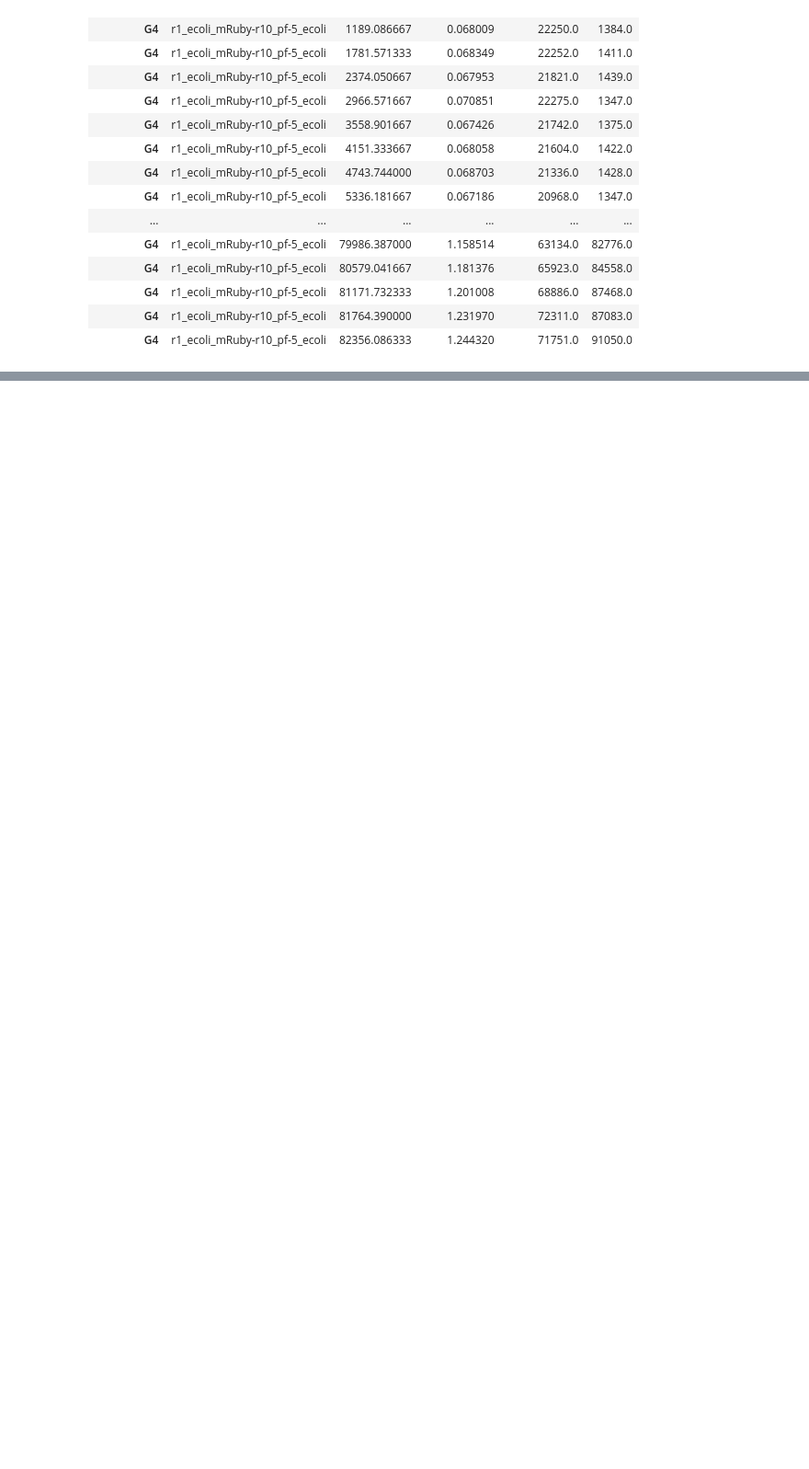
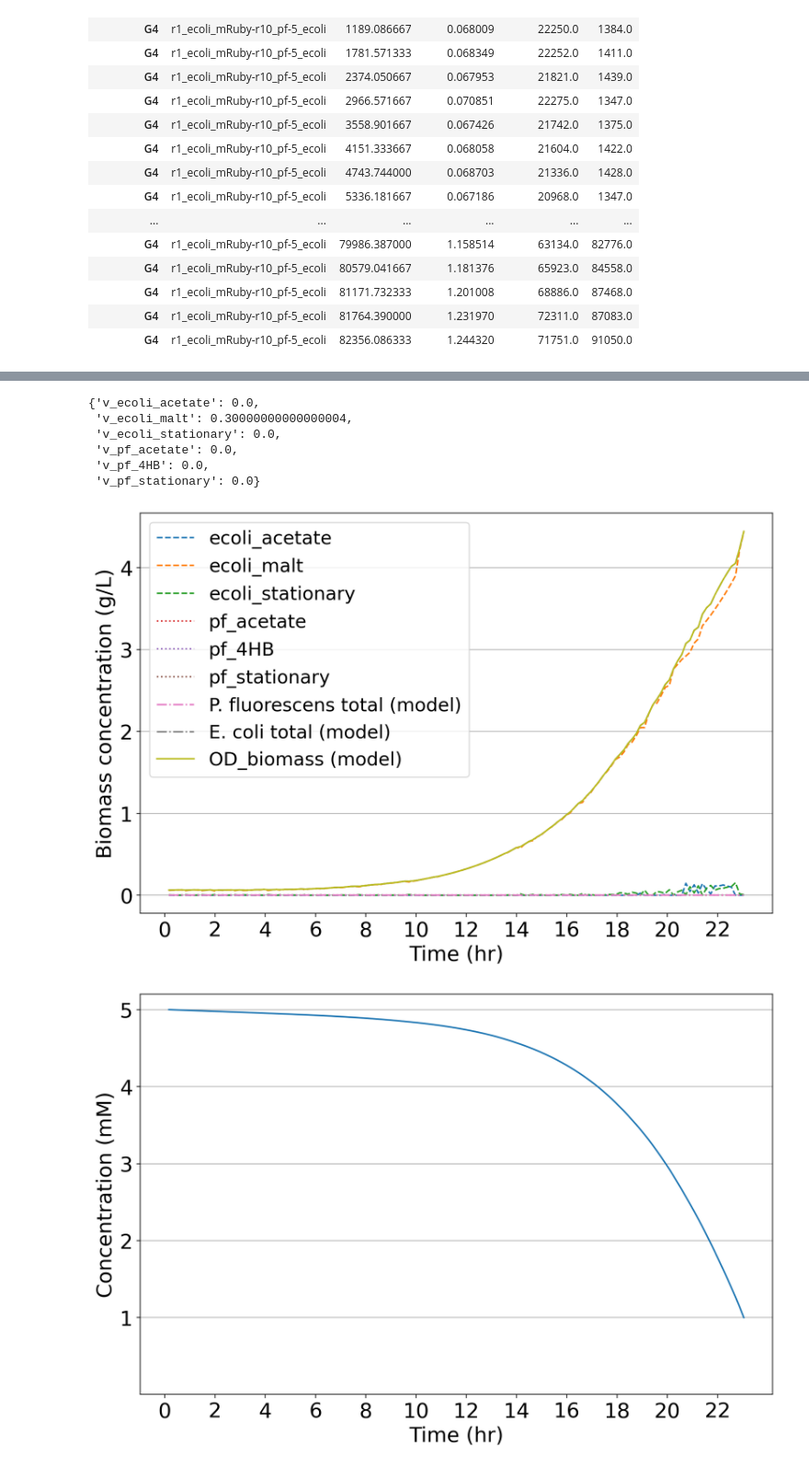
Before and after one commit to ModelSEED/ProjectNotebooks, a Jupyter notebook: CommunityModeling/CommFitting/kinetic_rates.ipynb, the cells around one changed output, grey strips where cells are left out. Shown at 92% size. Drawn from its saved outputs; the diff is of its cells as text; code cells hidden in the pictures; blank space fills up the shorter version.

```diff
--- a/CommunityModeling/CommFitting/kinetic_rates.ipynb
+++ b/CommunityModeling/CommFitting/kinetic_rates.ipynb
@@ -489,0 +522,22 @@ ValueError: The kinetic optimization immediately failed with the first optimized
+# %%
+%run mscommfitting.py
+
+maltose_4HB_commfit = CommPhitting(fluxes_df, standardized_carbon_conc, media_conc, growth_df, experimental_metadata)
+maltose_4HB_commfit.fit_kinetics(
+    parameters={
+        'v':.3,
+        'cvmin': .1,
+        'bcv': 0.0001,
+        'diffpos': 100,
+        'diffneg': 100
+        },
+     mets_to_track = ["cpd00179","cpd00029"],
+     rel_final_conc = {"cpd00179":0.2},
+     zero_start=["cpd00029"],
+    abs_final_conc={"cpd00029":0.5}, # metabolomics data
+       graphs = update_graphs("G4", None),
+     export_zip_name='simple_kinetics_loop.zip',
+     # data_timesteps = {"A3":list(range(10))},
+    msdb_path='../../../ModelSEEDDatabase',
+    publishing=True)
+# %% [output]
@@ -489,0 +561,8 @@ ValueError: The kinetic optimization immediately failed with the first optimized
+{'v_ecoli_acetate': 0.0,
+ 'v_ecoli_malt': 0.30000000000000004,
+ 'v_ecoli_stationary': 0.0,
+ 'v_pf_acetate': 0.0,
+ 'v_pf_4HB': 0.0,
+ 'v_pf_stationary': 0.0}
+[figure, added]
+[figure, added]
```
Also changed, not shown: parts of 8 cells of this notebook, 20 other files.
